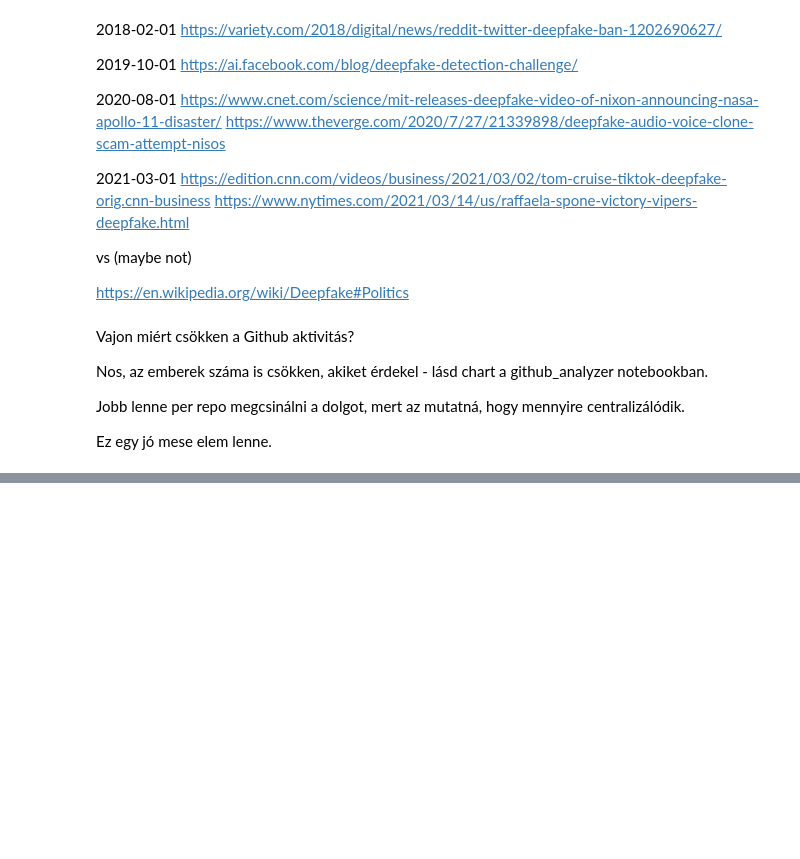
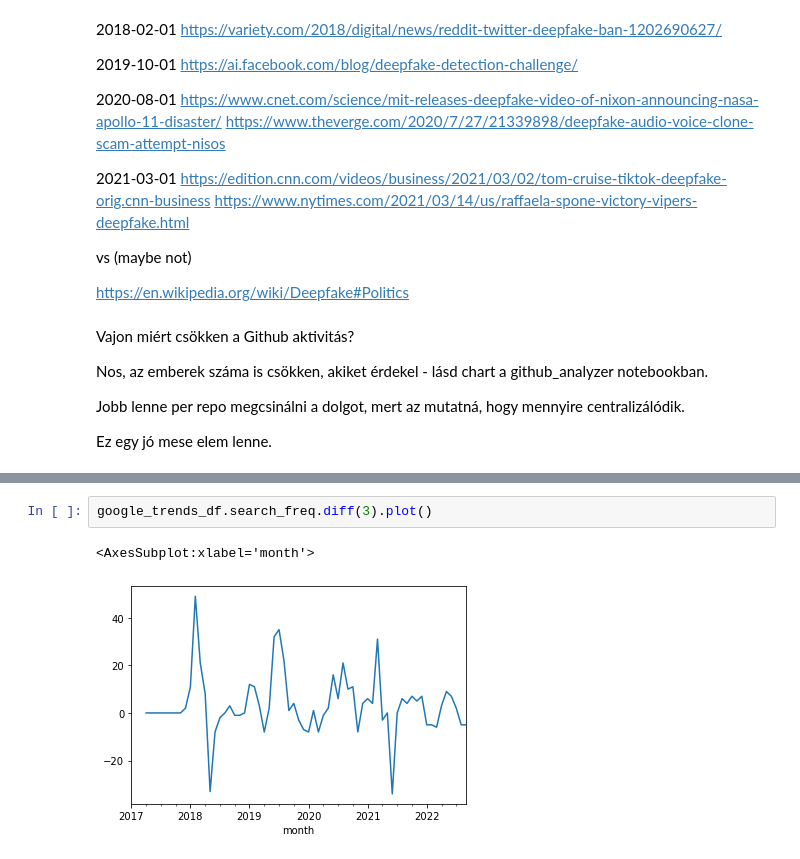
Before and after one commit to solalatus/deepfake_popularity, a Jupyter notebook: global_analysis.ipynb, the cells around one changed output, grey strips where cells are left out. Cells and saved outputs as stored; diff of their text form; blank space fills up the shorter version.

```diff
--- a/global_analysis.ipynb
+++ b/global_analysis.ipynb
@@ -412,0 +430,5 @@ Ez egy jó mese elem lenne.
+# %%
+google_trends_df.search_freq.diff(3).plot()
+# %% [output]
+<AxesSubplot:xlabel='month'>
+[figure, added]
```
Also changed, not shown: parts of 31 cells of this notebook, 2 other files.
